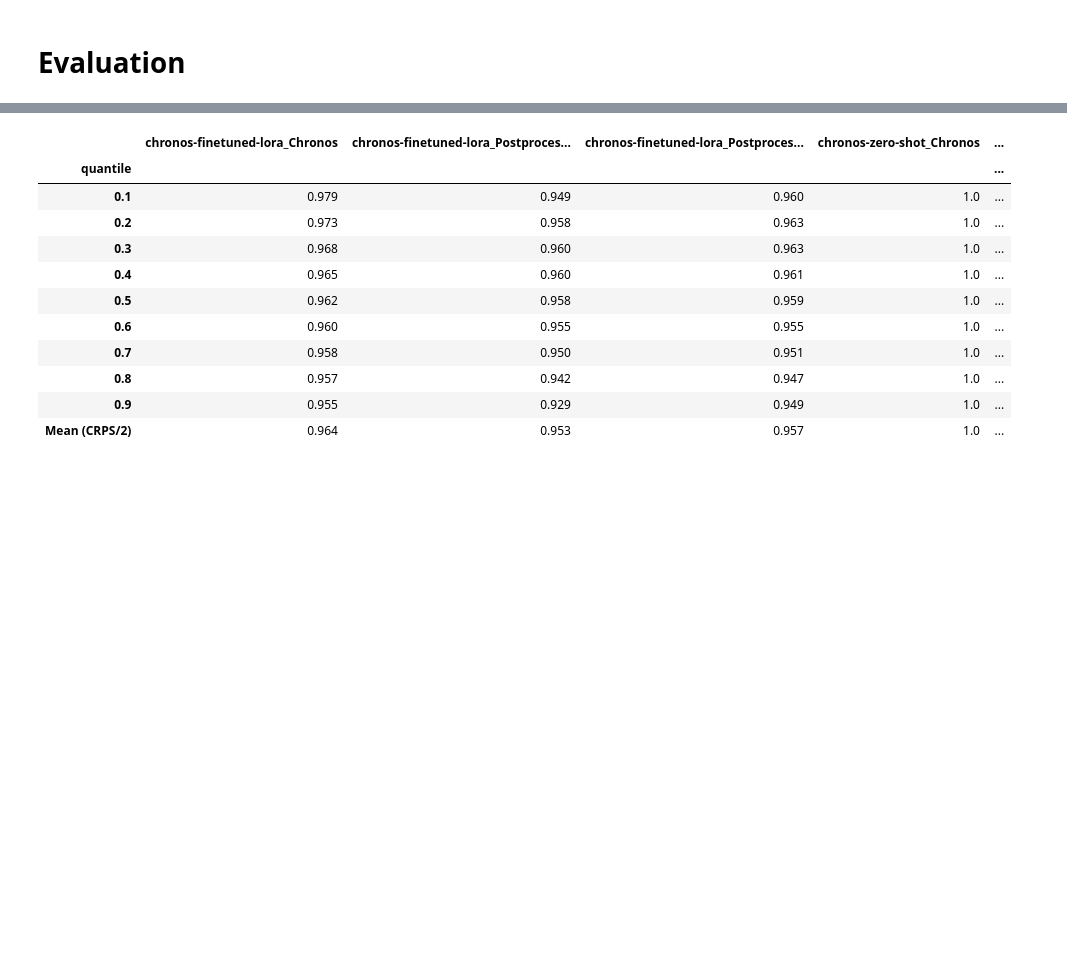
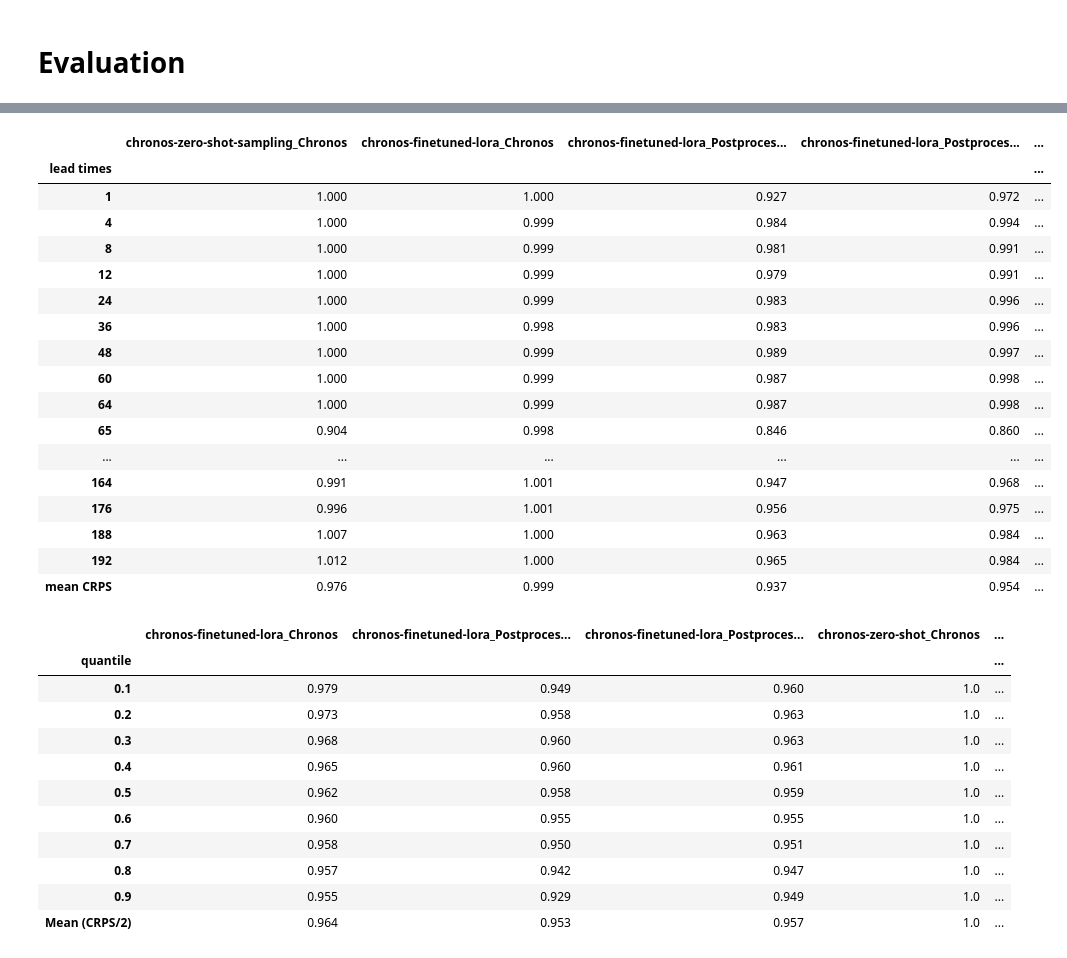
Before and after one commit to LouisSko/master-thesis, a Jupyter notebook: notebook.ipynb, the cells around one changed output, grey strips where cells are left out. Saved outputs shown, nothing was run; the diff lists cells and outputs as text; code cells hidden in the pictures; blank space fills up the shorter version.

```diff
--- a/notebook.ipynb
+++ b/notebook.ipynb
@@ -432,3 +829,25 @@ results = load_predictions(prediction_dirs="./results/pipeline/")
+# %%
+crps = get_crps_scores(results, reference_predictions="chronos-zero-shot_Chronos")
+crps
+# %% [output]
+|  | chronos-zero-shot-sampling_Chronos | chronos-finetuned-lora_Chronos | chronos-finetuned-lora_Postproces... | chronos-finetuned-lora_Postproces... | ... |
+| lead times |  |  |  |  | ... |
+| 1 | 1.000 | 1.000 | 0.927 | 0.972 | ... |
+| 4 | 1.000 | 0.999 | 0.984 | 0.994 | ... |
+| 8 | 1.000 | 0.999 | 0.981 | 0.991 | ... |
+| 12 | 1.000 | 0.999 | 0.979 | 0.991 | ... |
+| 24 | 1.000 | 0.999 | 0.983 | 0.996 | ... |
+| 36 | 1.000 | 0.998 | 0.983 | 0.996 | ... |
+| 48 | 1.000 | 0.999 | 0.989 | 0.997 | ... |
+| 60 | 1.000 | 0.999 | 0.987 | 0.998 | ... |
+| 64 | 1.000 | 0.999 | 0.987 | 0.998 | ... |
+| 65 | 0.904 | 0.998 | 0.846 | 0.860 | ... |
+| ... | ... | ... | ... | ... | ... |
+| 164 | 0.991 | 1.001 | 0.947 | 0.968 | ... |
+| 176 | 0.996 | 1.001 | 0.956 | 0.975 | ... |
+| 188 | 1.007 | 1.000 | 0.963 | 0.984 | ... |
+| 192 | 1.012 | 1.000 | 0.965 | 0.984 | ... |
+| mean CRPS | 0.976 | 0.999 | 0.937 | 0.954 | ... |
 # %%
 get_quantile_scores(results, reference_predictions="chronos-zero-shot_Chronos")
 # %% [output]
```
Also changed, not shown: parts of 22 cells of this notebook.
